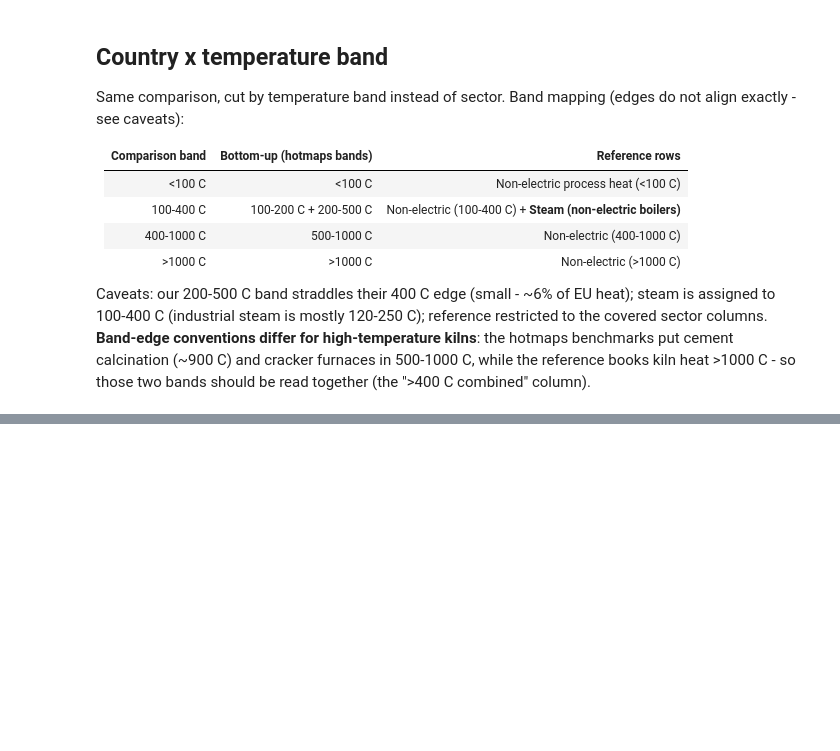
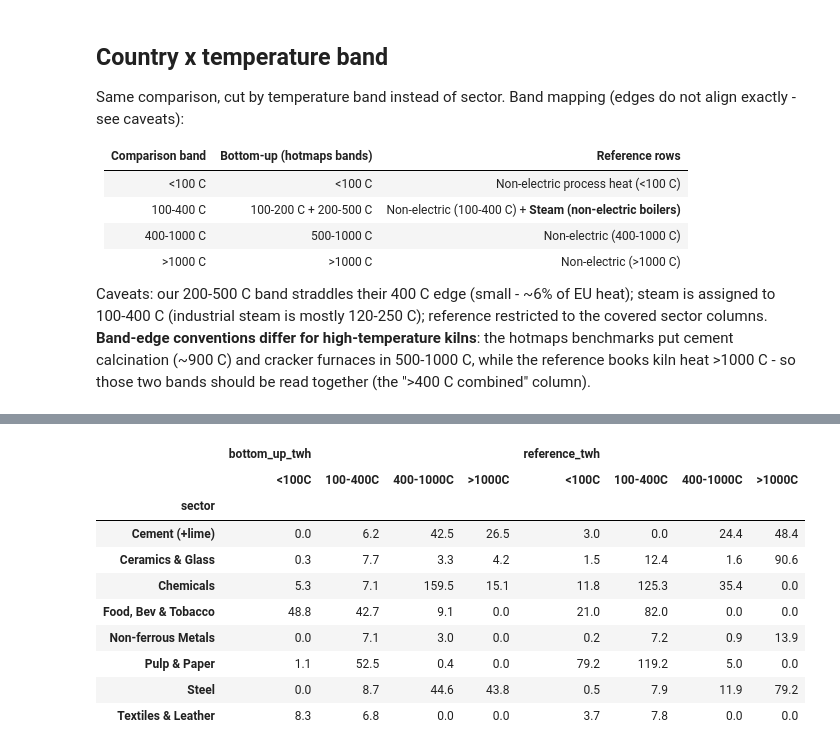
Before and after one commit to wingsyuenanna/PPI_IHB_Potential, a Jupyter notebook: heat_demand/analysis_outputs/analyze_heat_by_country.ipynb, the cells around one changed output, grey strips where cells are left out. Cells and saved outputs as stored; diff of their text form; code cells hidden in the pictures; blank space fills up the shorter version.

Commit message:
cleaned up some heat_demand estimates

```diff
--- a/heat_demand/analysis_outputs/analyze_heat_by_country.ipynb
+++ b/heat_demand/analysis_outputs/analyze_heat_by_country.ipynb
@@ -360,3 +376,72 @@ fig.show()
+# %%
+# bottom-up: sector x band (same rescaled basis as bb above)
+gs = bb.groupby("sector")
+bu_sb = pd.DataFrame({
+    "<100C": gs[BAND_COLS[0]].sum(),
+    "100-400C": gs[BAND_COLS[1]].sum() + gs[BAND_COLS[2]].sum(),
+    "400-1000C": gs[BAND_COLS[3]].sum(),
+    ">1000C": gs[BAND_COLS[4]].sum(),
+}) / 3600
+
+# reference: sector x band summed over the 26 country files
+ref_parts = []
+for f in sorted(REF_DIR.glob("industry_useful_energy_demand_*.csv")):
+    if "EU27" in f.stem:
+        continue
+    d = pd.read_csv(f)
+    d["band"] = d["energy_demand_type"].map(ROWMAP)
+    m = d.dropna(subset=["band"]).melt(
+        id_vars="band", value_vars=list(REF_COLS))
+    m["sector"] = m["variable"].map(REF_COLS)
+    ref_parts.append(m)
+ref_sb = (pd.concat(ref_parts).groupby(["sector", "band"])["value"].sum()
+          .unstack()[BANDS4])
+bu_sb = bu_sb.reindex(ref_sb.index).fillna(0)
+
+sb = pd.concat({"bottom_up_twh": bu_sb, "reference_twh": ref_sb}, axis=1).round(3)
+sb.to_csv(ROOT / "heat_demand/analysis_outputs/heat_by_sector_band_comparison.csv")
+
+cov_sb = 100 * bu_sb / ref_sb
+cov_sb[">400C (combined)"] = 100 * (bu_sb["400-1000C"] + bu_sb[">1000C"]) / (
+    ref_sb["400-1000C"] + ref_sb[">1000C"])
+ref_sb_show = ref_sb.copy()
+ref_sb_show[">400C (combined)"] = ref_sb["400-1000C"] + ref_sb[">1000C"]
+order_s = ref_sb.sum(axis=1).sort_values(ascending=False).index
+covS = cov_sb.reindex(order_s).where(ref_sb_show.reindex(order_s) >= 0.5)
+
+fig = go.Figure(go.Heatmap(
+    z=covS.clip(upper=250).values, x=covS.columns, y=covS.index,
+    zmin=0, zmax=250, zmid=100,
+    colorscale=[[0.0, "#0d366b"], [0.2, "#2a78d6"], [0.4, "#f0f0ee"],
+                [0.53, "#e34948"], [1.0, "#7f1d1d"]],
+    customdata=np.dstack([
+        np.nan_to_num(covS.values),
+        np.nan_to_num(bu_sb.reindex(order_s)
+                      .assign(**{">400C (combined)": bu_sb["400-1000C"] + bu_sb[">1000C"]})
+                      .values),
+        np.nan_to_num(ref_sb_show.reindex(order_s).values)]),
+    hovertemplate="%{y} - %{x}<br>coverage %{customdata[0]:.0f}%"
+                  "<br>bottom-up %{customdata[1]:.1f} TWh"
+                  "<br>reference %{customdata[2]:.1f} TWh<extra></extra>",
+    colorbar=dict(title="coverage %", tickvals=[0, 50, 100, 150, 200, 250],
+                  ticktext=["0", "50", "100", "150", "200", "250+"]),
+))
+fig.update_layout(title="Coverage of reference heat (%), sector x temperature band (EU-26)",
+                  template="plotly_white", height=420, width=880)
+fig.show()
+sb.round(1)
+# %% [output]
+|  | bottom_up_twh |  |  |  | reference_twh |  |  |  |
+|  | <100C | 100-400C | 400-1000C | >1000C | <100C | 100-400C | 400-1000C | >1000C |
+| sector |  |  |  |  |  |  |  |  |
+| Cement (+lime) | 0.0 | 6.2 | 42.5 | 26.5 | 3.0 | 0.0 | 24.4 | 48.4 |
+| Ceramics & Glass | 0.3 | 7.7 | 3.3 | 4.2 | 1.5 | 12.4 | 1.6 | 90.6 |
+| Chemicals | 5.3 | 7.1 | 159.5 | 15.1 | 11.8 | 125.3 | 35.4 | 0.0 |
+| Food, Bev & Tobacco | 48.8 | 42.7 | 9.1 | 0.0 | 21.0 | 82.0 | 0.0 | 0.0 |
+| Non-ferrous Metals | 0.0 | 7.1 | 3.0 | 0.0 | 0.2 | 7.2 | 0.9 | 13.9 |
+| Pulp & Paper | 1.1 | 52.5 | 0.4 | 0.0 | 79.2 | 119.2 | 5.0 | 0.0 |
+| Steel | 0.0 | 8.7 | 44.6 | 43.8 | 0.5 | 7.9 | 11.9 | 79.2 |
+| Textiles & Leather | 8.3 | 6.8 | 0.0 | 0.0 | 3.7 | 7.8 | 0.0 | 0.0 |
 # %% [markdown]
 ## Findings
 
```
Also changed, not shown: parts of 7 cells of this notebook, 19 other files.
